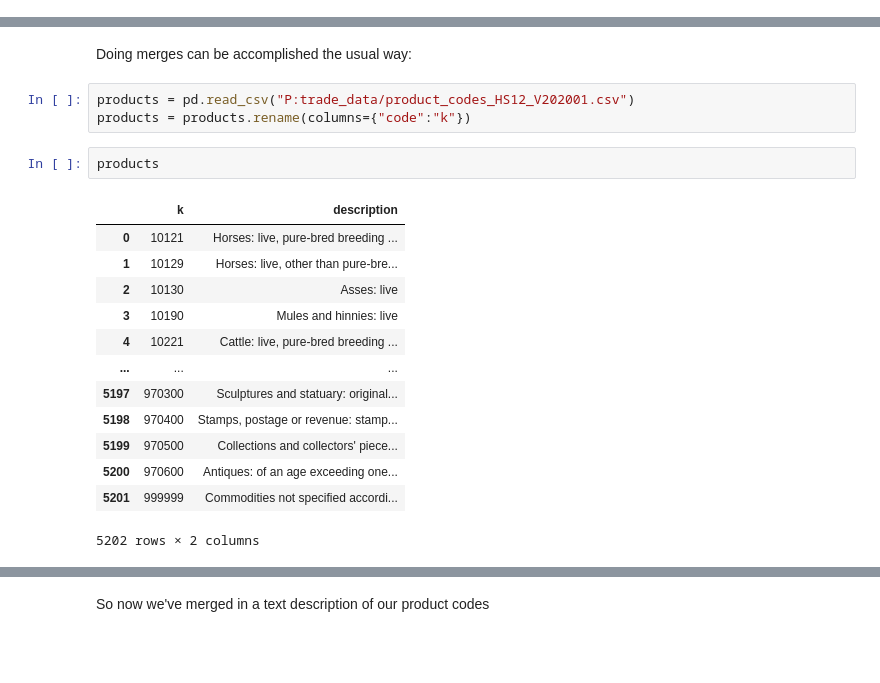
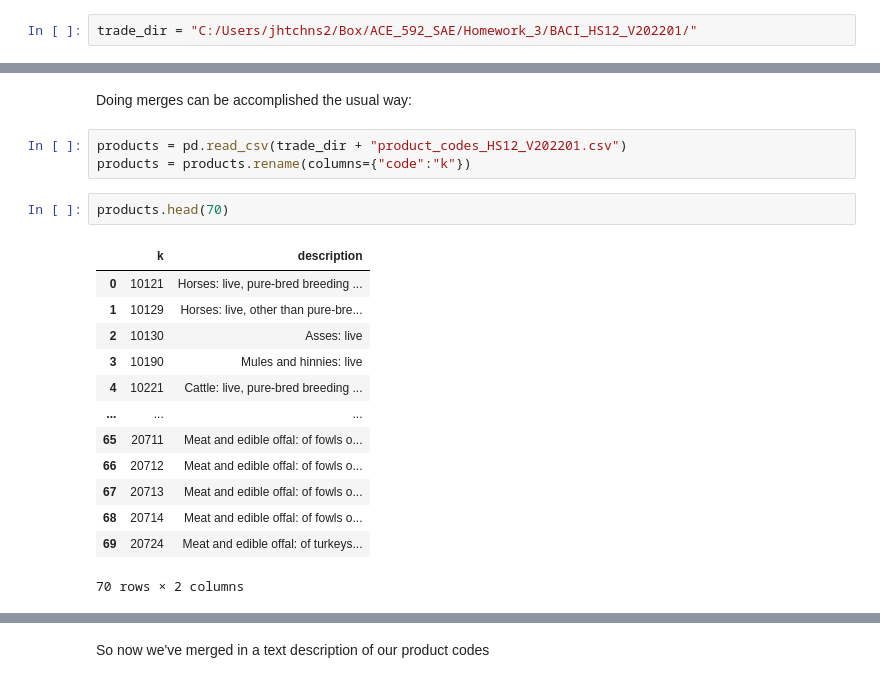
Before and after one commit to jphutch/ACE-592-SAE, a Jupyter notebook: Lectures/4_Numeric/50_Dask_Introduction.ipynb, the cells around one changed output, grey strips where cells are left out. Cells and saved outputs as stored; diff of their text form; blank space fills up the shorter version.

```diff
--- a/Lectures/4_Numeric/05_Dask_Introduction.ipynb
+++ b/Lectures/4_Numeric/50_Dask_Introduction.ipynb
@@ -113,4 +113,6 @@ Using Dask makes parallelizing quite easy!
 One of the most useful implementations of `dask` is using the `dataframe` API, which mimicks an actual DataFrame.
 
 For this example and your homework, we will look at a bilateral trade flows dataset called BACI. We will be analyzing the years 2012-2018.
+# %%
+trade_dir = "C:/Users/jhtchns2/Box/ACE_592_SAE/Homework_3/BACI_HS12_V202201/"
 # %%
@@ -331,24 +327,24 @@ __Why we use `persist`__:
 # %% [markdown]
 Doing merges can be accomplished the usual way:
 # %%
-products = pd.read_csv("P:trade_data/product_codes_HS12_V202001.csv")
+products = pd.read_csv(trade_dir + "product_codes_HS12_V202201.csv")
 products = products.rename(columns={"code":"k"})
 # %%
-products
+products.head(70)
 # %% [output]
 |  | k | description |
 | 0 | 10121 | Horses: live, pure-bred breeding ... |
 | 1 | 10129 | Horses: live, other than pure-bre... |
 | 2 | 10130 | Asses: live |
 | 3 | 10190 | Mules and hinnies: live |
 | 4 | 10221 | Cattle: live, pure-bred breeding ... |
 | ... | ... | ... |
-| 5197 | 970300 | Sculptures and statuary: original... |
-| 5198 | 970400 | Stamps, postage or revenue: stamp... |
-| 5199 | 970500 | Collections and collectors' piece... |
-| 5200 | 970600 | Antiques: of an age exceeding one... |
-| 5201 | 999999 | Commodities not specified accordi... |
+| 65 | 20711 | Meat and edible offal: of fowls o... |
+| 66 | 20712 | Meat and edible offal: of fowls o... |
+| 67 | 20713 | Meat and edible offal: of fowls o... |
+| 68 | 20714 | Meat and edible offal: of fowls o... |
+| 69 | 20724 | Meat and edible offal: of turkeys... |
-5202 rows × 2 columns
+70 rows × 2 columns
 # %%
 df_wdes = df.merge(products)
 df_wdes
```
Also changed, not shown: parts of 34 cells of this notebook, 8 other files.
